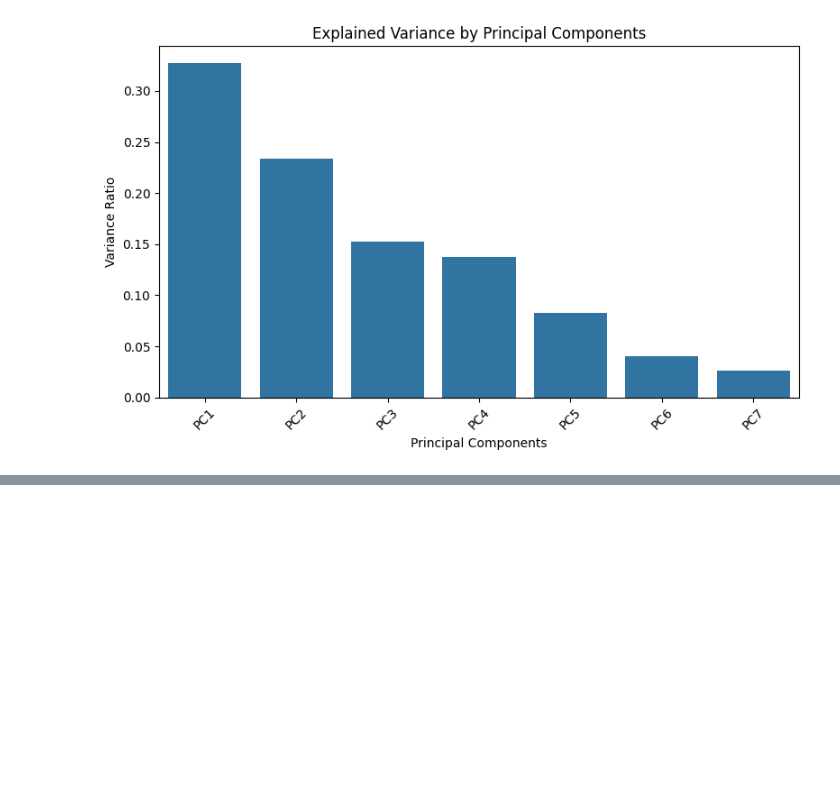
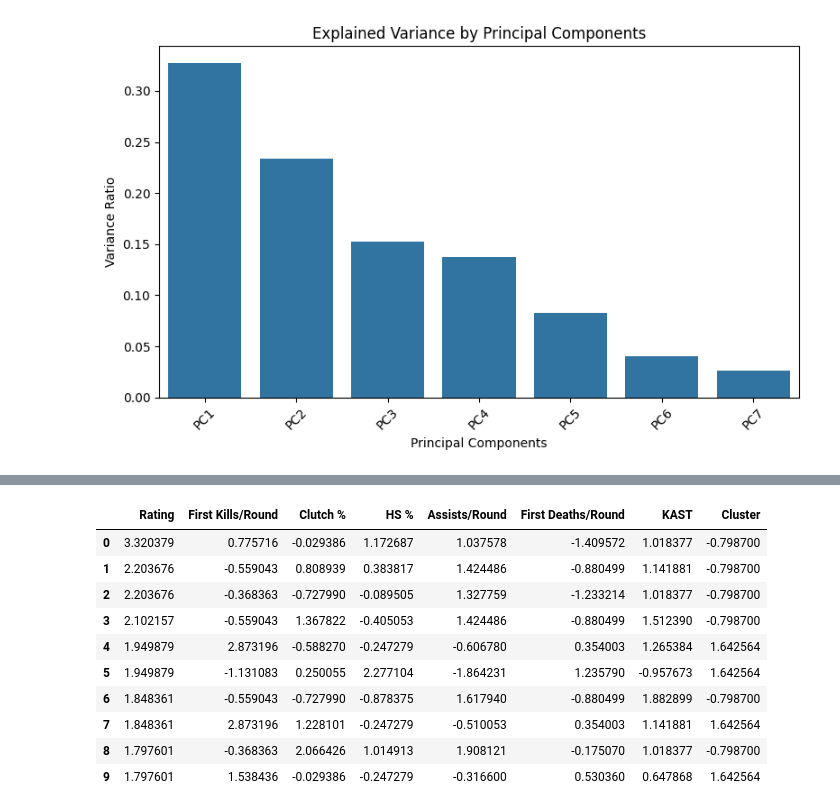
Before and after one commit to tiao1314/valorant-data, a Jupyter notebook: vppi_analysis.ipynb, the cells around one changed output, grey strips where cells are left out. Saved outputs shown, nothing was run; the diff lists cells and outputs as text; code cells hidden in the pictures; blank space fills up the shorter version.

```diff
--- a/vppi_analysis.ipynb
+++ b/vppi_analysis.ipynb
@@ -284,0 +368,3 @@ plt.show()
+# %%
+df_reduced['Cluster'] = pca_df['Cluster']
+df_reduced.groupby('Cluster').mean()
@@ -284,0 +383,24 @@ plt.show()
+# %%
+from sklearn.preprocessing import StandardScaler
+
+# Step 5: Z-Score Normalisation
+scaler = StandardScaler()
+normalized_data = scaler.fit_transform(df_reduced)
+
+# Convert back to DataFrame for easy viewing
+normalized_df = pd.DataFrame(normalized_data, columns=df_reduced.columns)
+
+# Display first 10 rows of normalized data
+normalized_df.head(10)
+# %% [output]
+|  | Rating | First Kills/Round | Clutch % | HS % | Assists/Round | First Deaths/Round | KAST | Cluster |
+| 0 | 3.320379 | 0.775716 | -0.029386 | 1.172687 | 1.037578 | -1.409572 | 1.018377 | -0.798700 |
+| 1 | 2.203676 | -0.559043 | 0.808939 | 0.383817 | 1.424486 | -0.880499 | 1.141881 | -0.798700 |
+| 2 | 2.203676 | -0.368363 | -0.727990 | -0.089505 | 1.327759 | -1.233214 | 1.018377 | -0.798700 |
+| 3 | 2.102157 | -0.559043 | 1.367822 | -0.405053 | 1.424486 | -0.880499 | 1.512390 | -0.798700 |
+| 4 | 1.949879 | 2.873196 | -0.588270 | -0.247279 | -0.606780 | 0.354003 | 1.265384 | 1.642564 |
+| 5 | 1.949879 | -1.131083 | 0.250055 | 2.277104 | -1.864231 | 1.235790 | -0.957673 | 1.642564 |
+| 6 | 1.848361 | -0.559043 | -0.727990 | -0.878375 | 1.617940 | -0.880499 | 1.882899 | -0.798700 |
+| 7 | 1.848361 | 2.873196 | 1.228101 | -0.247279 | -0.510053 | 0.354003 | 1.141881 | 1.642564 |
+| 8 | 1.797601 | -0.368363 | 2.066426 | 1.014913 | 1.908121 | -0.175070 | 1.018377 | -0.798700 |
+| 9 | 1.797601 | 1.538436 | -0.029386 | -0.247279 | -0.316600 | 0.530360 | 0.647868 | 1.642564 |
```
Also changed, not shown: parts of 7 cells of this notebook.
